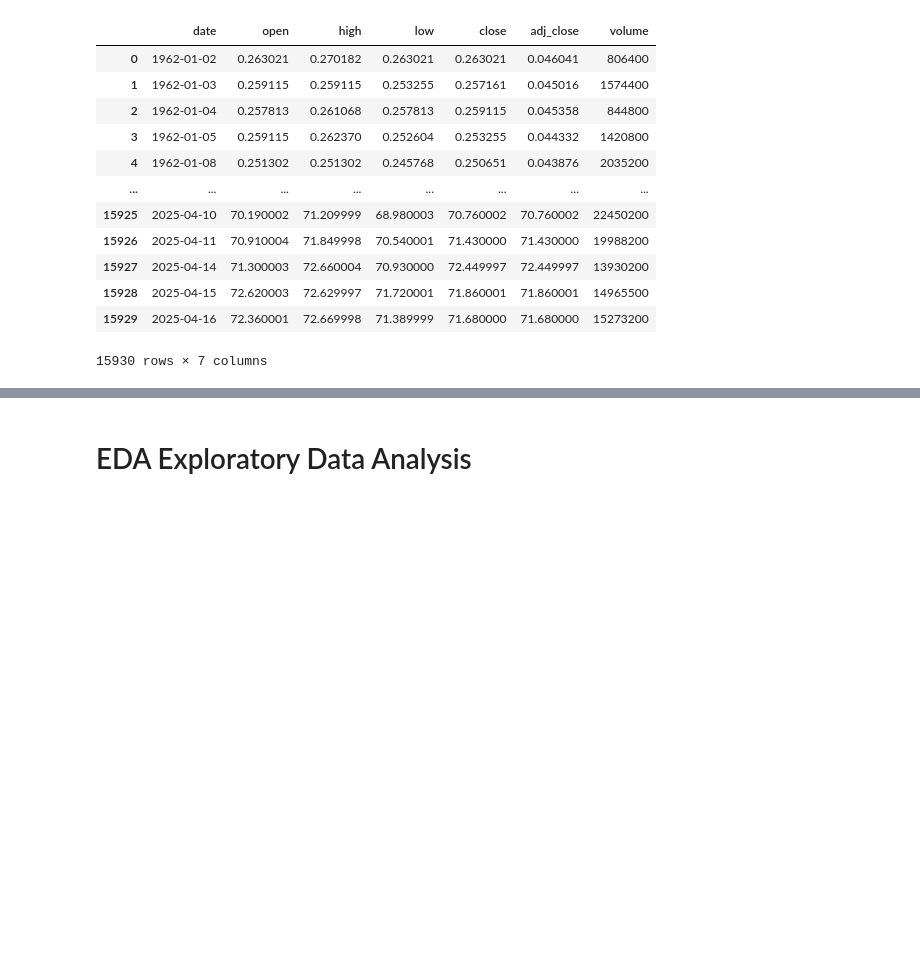
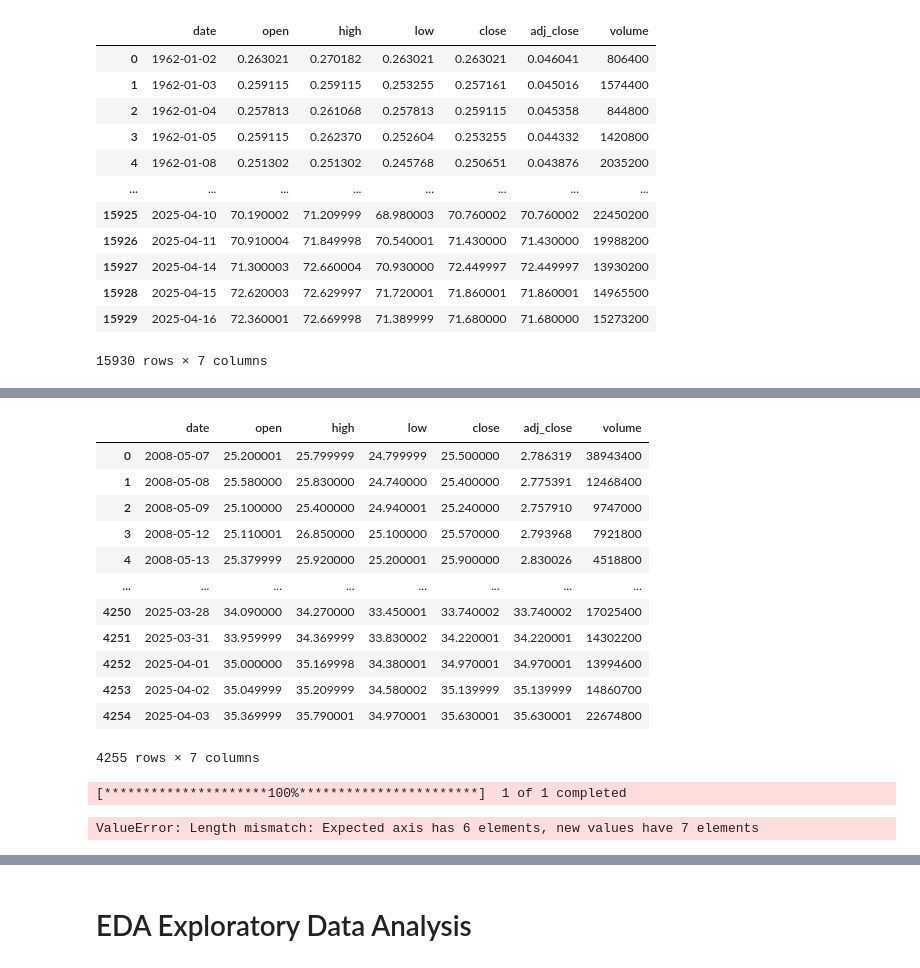
Before and after one commit to JuliusViktor/Analysis_of_Coca_Cola_Stock_Market, a Jupyter notebook: Script/Analysis_Of_Coca_Cola_Stock_Market.ipynb, the cells around one changed output, grey strips where cells are left out. Drawn from its saved outputs; the diff is of its cells as text; code cells hidden in the pictures; blank space fills up the shorter version.

```diff
--- a/Script/Analysis_Of_Coca_Cola_Stock_Market.ipynb
+++ b/Script/Analysis_Of_Coca_Cola_Stock_Market.ipynb
@@ -128,0 +221,31 @@ cola_stock
+# %%
+kdp_stock = pd.read_csv("/Users/julius/Personal/Personal_Project/Coca_cola_Project/Analysis_of_Coca_Cola_Stock_Market/Dataset/kdp_stock.csv", skiprows=2)
+# %%
+kdp_stock.columns = ['date','adj_close','close','high','low','open','volume']
+kdp_stock['date'] = pd.to_datetime(kdp_stock['date'])
+kdp_stock.set_index('date', inplace=True)
+# %%
+kdp_stock = kdp_stock.reset_index()
+kdp_stock = kdp_stock[['date', 'open', 'high', 'low', 'close', 'adj_close', 'volume']]
+# %%
+kdp_stock
+# %% [output]
+|  | date | open | high | low | close | adj_close | volume |
+| 0 | 2008-05-07 | 25.200001 | 25.799999 | 24.799999 | 25.500000 | 2.786319 | 38943400 |
+| 1 | 2008-05-08 | 25.580000 | 25.830000 | 24.740000 | 25.400000 | 2.775391 | 12468400 |
+| 2 | 2008-05-09 | 25.100000 | 25.400000 | 24.940001 | 25.240000 | 2.757910 | 9747000 |
+| 3 | 2008-05-12 | 25.110001 | 26.850000 | 25.100000 | 25.570000 | 2.793968 | 7921800 |
+| 4 | 2008-05-13 | 25.379999 | 25.920000 | 25.200001 | 25.900000 | 2.830026 | 4518800 |
+| ... | ... | ... | ... | ... | ... | ... | ... |
+| 4250 | 2025-03-28 | 34.090000 | 34.270000 | 33.450001 | 33.740002 | 33.740002 | 17025400 |
+| 4251 | 2025-03-31 | 33.959999 | 34.369999 | 33.830002 | 34.220001 | 34.220001 | 14302200 |
+| 4252 | 2025-04-01 | 35.000000 | 35.169998 | 34.380001 | 34.970001 | 34.970001 | 13994600 |
+| 4253 | 2025-04-02 | 35.049999 | 35.209999 | 34.580002 | 35.139999 | 35.139999 | 14860700 |
+| 4254 | 2025-04-03 | 35.369999 | 35.790001 | 34.970001 | 35.630001 | 35.630001 | 22674800 |
+4255 rows × 7 columns
+# %%
+#for sp500 stock I will be importing it from Yahoo Finance
+monster_stock = yf.download('MNST', start = '1965-01-02', end= '2025-04-04',auto_adjust=False)
+monster_stock = monster_stock.to_csv("/Users/julius/Personal/Personal_Project/Coca_cola_Project/Analysis_of_Coca_Cola_Stock_Market/Dataset/monster_stock.csv")
+# %% [output]
+[*********************100%***********************]  1 of 1 completed
@@ -128,0 +254,6 @@ cola_stock
+# %%
+monster_stock.columns = ['date','adj_close','close','high','low','open','volume']
+monster_stock['date'] = pd.to_datetime(monster_stock['date'])
+monster_stock.set_index('date', inplace=True)
+# %% [output]
+ValueError: Length mismatch: Expected axis has 6 elements, new values have 7 elements
```
Also changed, not shown: parts of 20 cells of this notebook, 4 other files.
